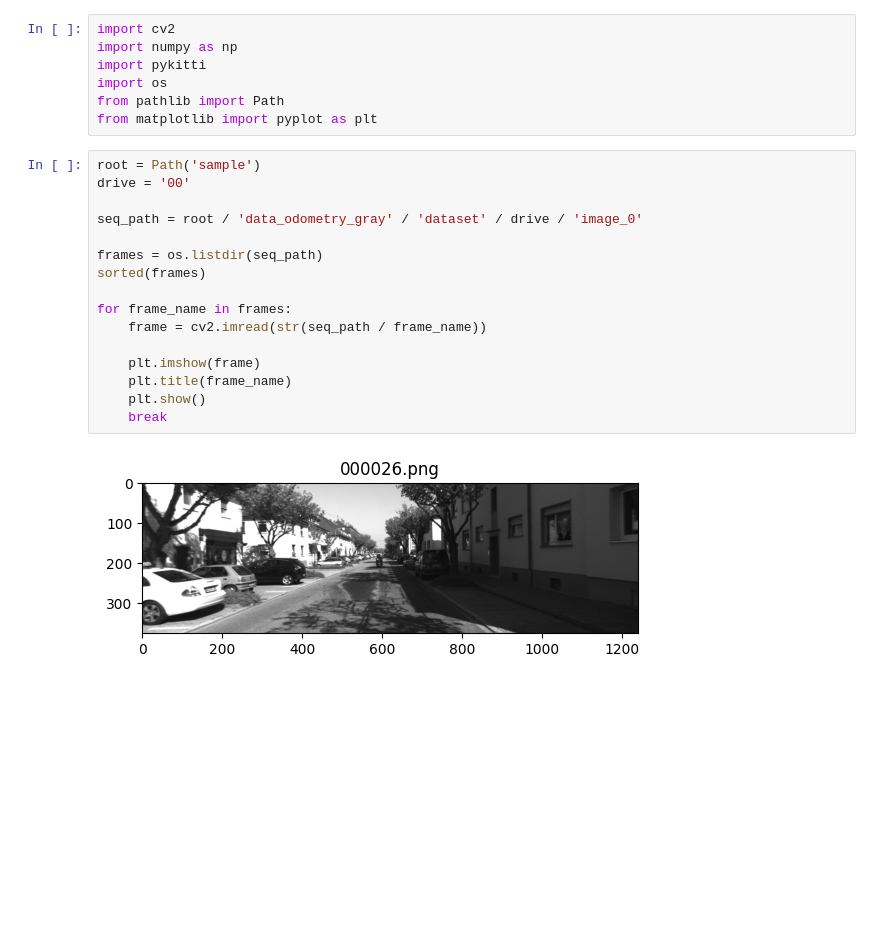
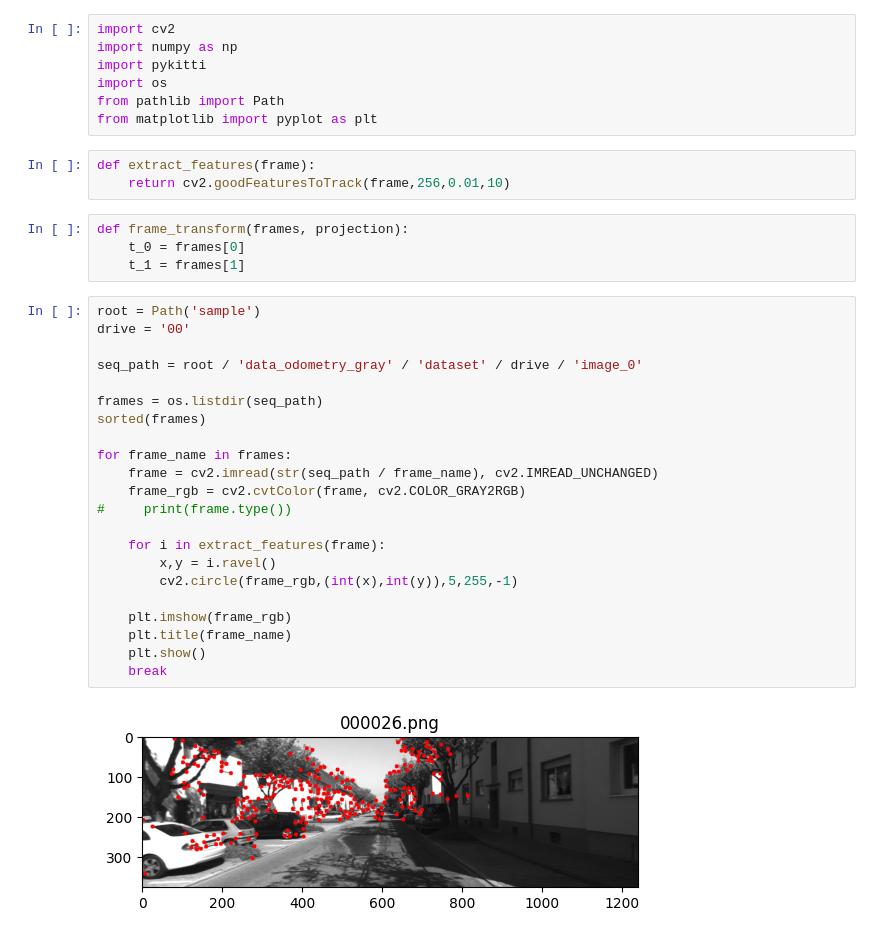
Before and after one commit to mrpossoms/visual-odometry, a Jupyter notebook: visual-odometry.ipynb, the cells around one changed output. Cells and saved outputs as stored; diff of their text form; blank space fills up the shorter version.

```diff
--- a/visual-odometry.ipynb
+++ b/visual-odometry.ipynb
@@ -5,21 +5,34 @@ import pykitti
 import os
 from pathlib import Path
 from matplotlib import pyplot as plt
+# %%
+def extract_features(frame):
+    return cv2.goodFeaturesToTrack(frame,256,0.01,10)
+# %%
+def frame_transform(frames, projection):
+    t_0 = frames[0]
+    t_1 = frames[1]
 # %%
 root = Path('sample')
 drive = '00'
 
 seq_path = root / 'data_odometry_gray' / 'dataset' / drive / 'image_0'
 
 frames = os.listdir(seq_path)
 sorted(frames)
 
 for frame_name in frames:
-    frame = cv2.imread(str(seq_path / frame_name))
+    frame = cv2.imread(str(seq_path / frame_name), cv2.IMREAD_UNCHANGED)
+    frame_rgb = cv2.cvtColor(frame, cv2.COLOR_GRAY2RGB)
+#     print(frame.type())
 
-    plt.imshow(frame)
+    for i in extract_features(frame):
+        x,y = i.ravel()
+        cv2.circle(frame_rgb,(int(x),int(y)),5,255,-1)
+
+    plt.imshow(frame_rgb)
     plt.title(frame_name)
     plt.show()
     break
 # %% [output]
-[figure, old version]
+[figure, new version]
```
